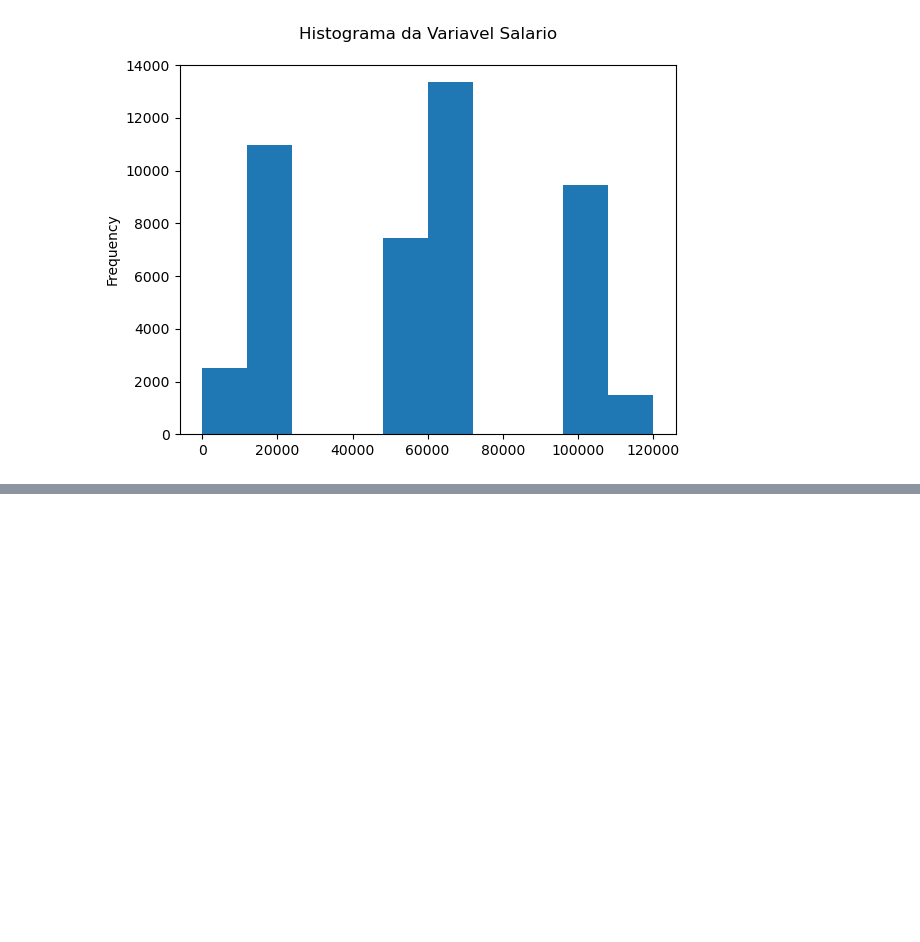
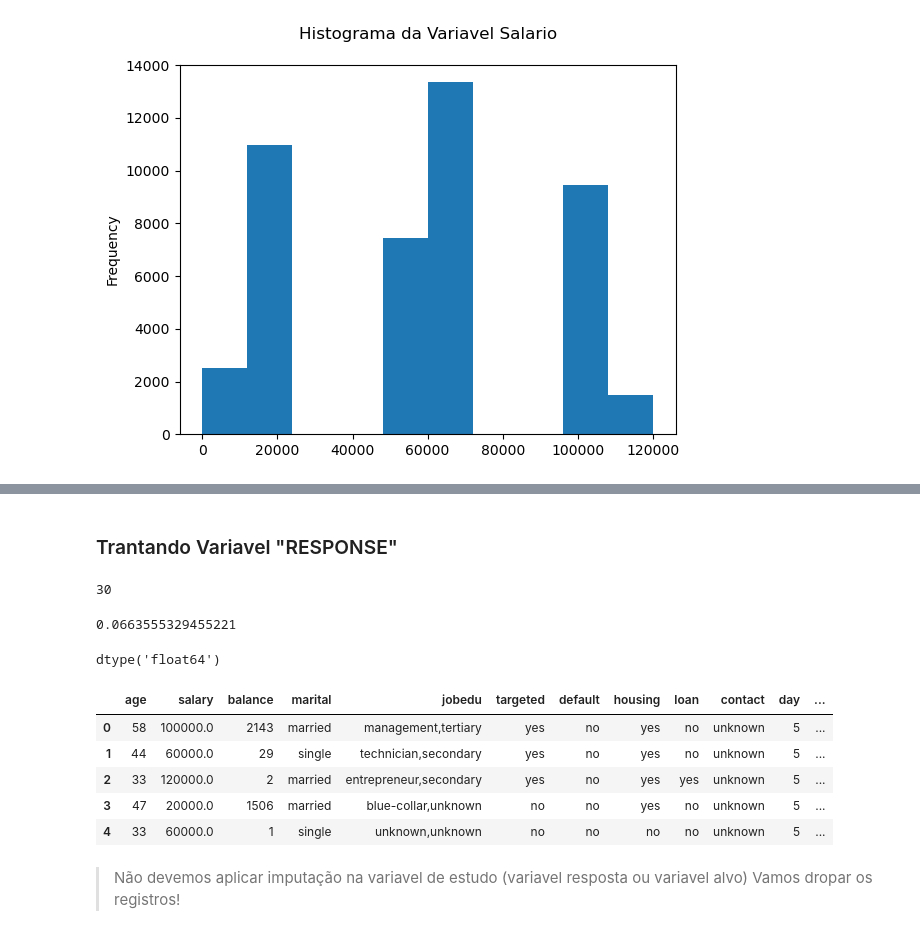
Before and after one commit to Marcelohxt/Handle-Missing-Values, a Jupyter notebook: Resolution_Handle.ipynb, the cells around one changed output, grey strips where cells are left out. Cells and saved outputs as stored; diff of their text form; code cells hidden in the pictures; blank space fills up the shorter version.

```diff
--- a/Resolution_Handle.ipynb
+++ b/Resolution_Handle.ipynb
@@ -419,3 +419,7 @@ plt.title("Histograma da Variavel Salario\n")
 plt.show()
 # %% [output]
 [figure]
+# %%
+# Substitui valores 0 na coluna "salary" pela mediana da própria coluna
+# Em seguida, preenche valores ausentes (NaN) também com a mediana
+df['salary'] = df['salary'].replace(0, df['salary'].median()).fillna(df['salary'].median())
@@ -421,0 +456,25 @@ plt.show()
+# %% [markdown]
+### Trantando Variavel "RESPONSE"
+# %%
+# Calculando quantidade de valores ausentes na variavel salary
+df.response.isnull().sum()
+# %% [output]
+30
+# %%
+# Calculando porcentagem de valores ausentes
+df.response.isnull().mean()*100
+# %% [output]
+0.0663555329455221
+# %%
+df.salary.dtypes
+# %% [output]
+dtype('float64')
+# %%
+df.head()
+# %% [output]
+|  | age | salary | balance | marital | jobedu | targeted | default | housing | loan | contact | day | ... |
+| 0 | 58 | 100000.0 | 2143 | married | management,tertiary | yes | no | yes | no | unknown | 5 | ... |
+| 1 | 44 | 60000.0 | 29 | single | technician,secondary | yes | no | yes | no | unknown | 5 | ... |
+| 2 | 33 | 120000.0 | 2 | married | entrepreneur,secondary | yes | no | yes | yes | unknown | 5 | ... |
+| 3 | 47 | 20000.0 | 1506 | married | blue-collar,unknown | no | no | yes | no | unknown | 5 | ... |
+| 4 | 33 | 60000.0 | 1 | single | unknown,unknown | no | no | no | no | unknown | 5 | ... |
@@ -421,0 +490,3 @@ plt.show()
+# %% [markdown]
+> Não devemos aplicar imputação na variavel de estudo (variavel resposta ou variavel alvo)
+> Vamos dropar os registros!
```
Also changed, not shown: parts of 11 cells of this notebook, 1 other file.
